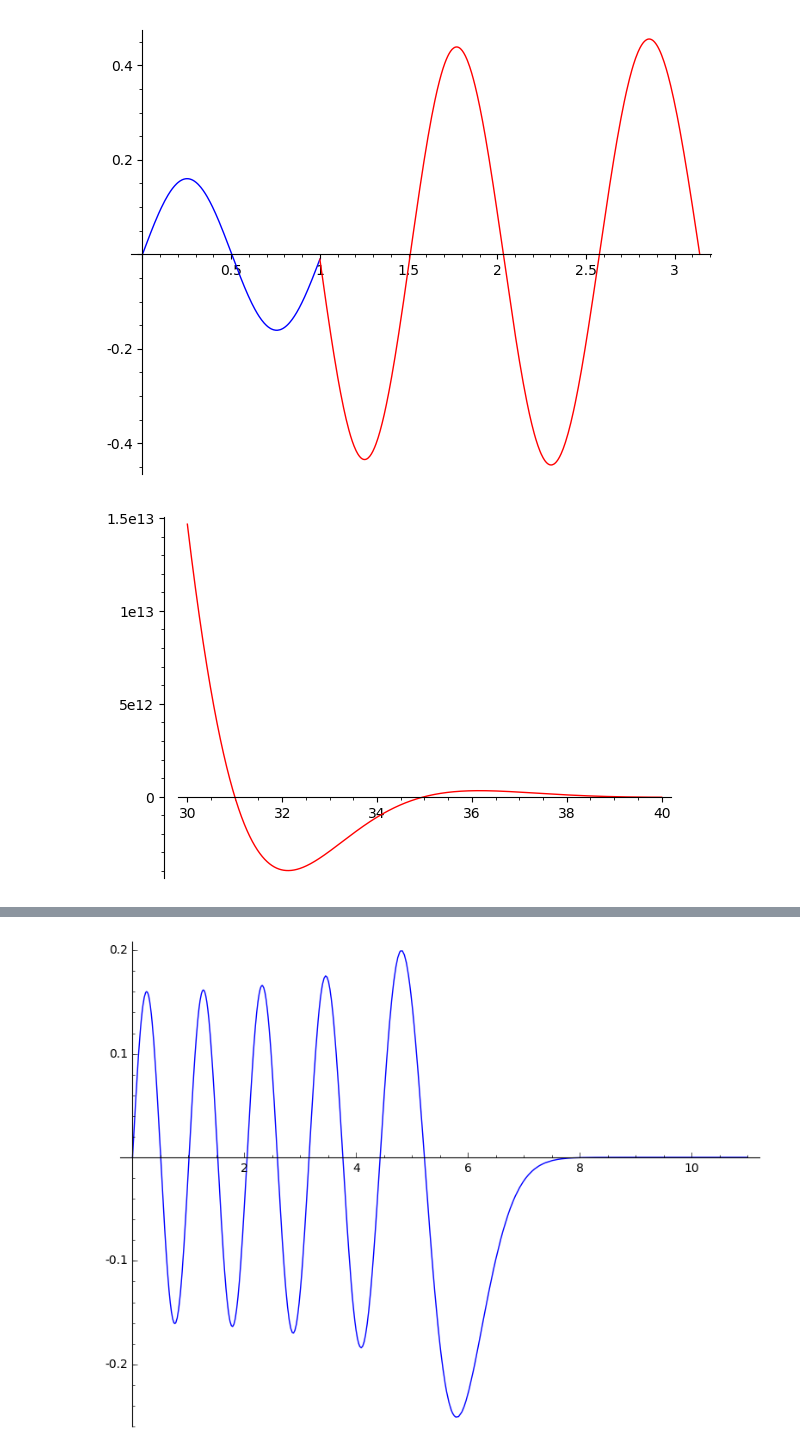
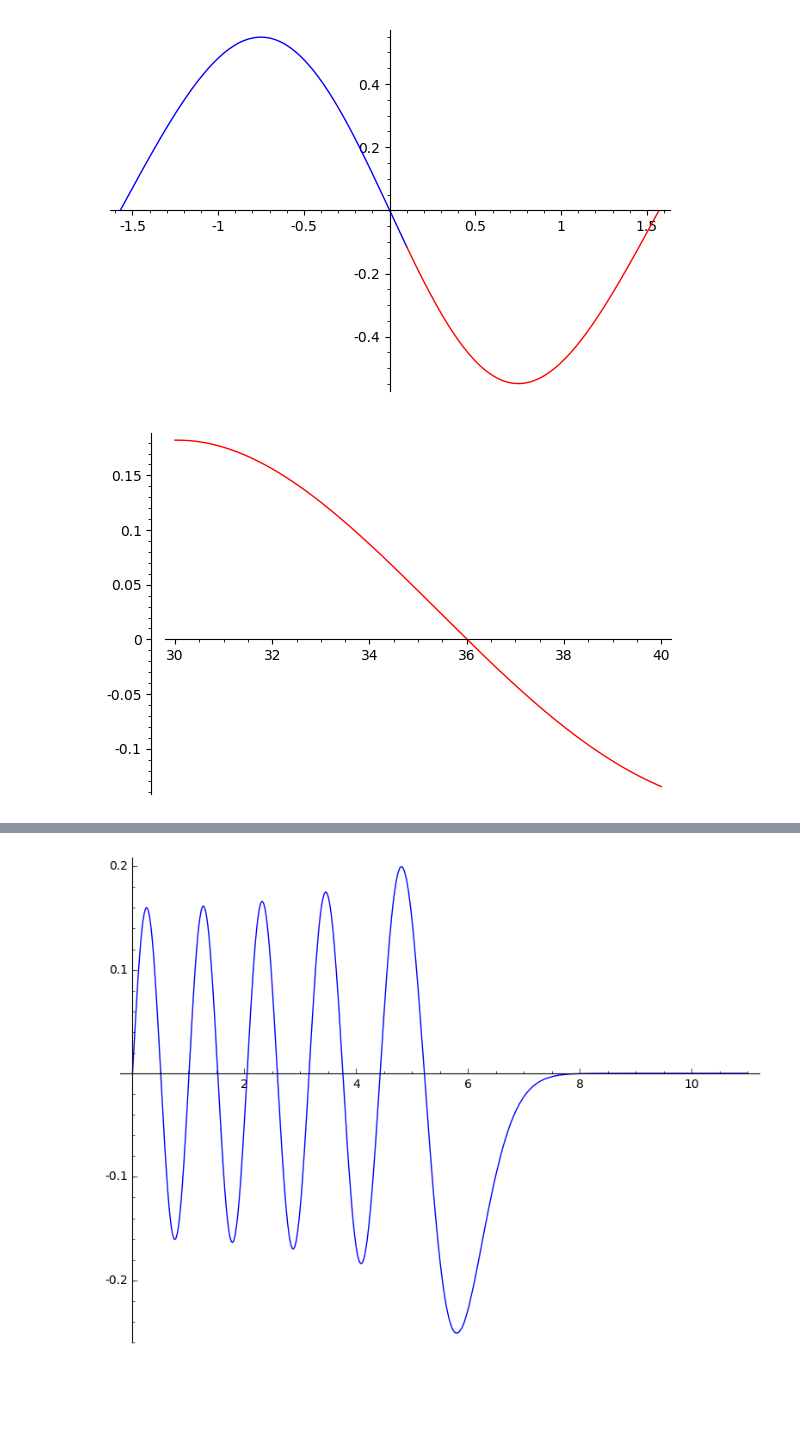
Before and after one commit to twist-numerical/matslise, a Jupyter notebook: notebooks/test_pyslise.ipynb, the cells around one changed output, grey strips where cells are left out. Saved outputs shown, nothing was run; the diff lists cells and outputs as text; code cells hidden in the pictures; blank space fills up the shorter version.

```diff
--- a/notebooks/test_pyslise.ipynb
+++ b/notebooks/test_pyslise.ipynb
@@ -6,16 +6,17 @@ p = ps.Pyslise(lambda x: 2*5*cos(2*x), -pi/2, pi/2, 32)
 M = 11
 p = ps.Pyslise(lambda x: x*x, 0, M, 32)
 # %%
-M = pi
-E = 39
-m = 1
-f = p.propagate(E, [0,1], 0, m)[0][0]/p.propagate(E, [0,1], M, m)[0][0]
-plot(lambda x: p.propagate(E, [0,1], 0, x)[0][0], (0,m)) + \
+M = pi/2
+E = 4.680957001401043
+m = .1
+s = -pi/2
+f = p.propagate(E, [0,1], s, m)[0][0]/p.propagate(E, [0,1], M, m)[0][0]
+plot(lambda x: p.propagate(E, [0,1], s, x)[0][0], (s,m)) + \
 plot(lambda x: f*p.propagate(E, [0,1], M, x)[0][0], (m,M), color="red")
 # %% [output]
-[figure, old version]
+[figure, new version]
 # %%
 plot(lambda E: p.calculateError(E, [0,1], [0,1])[0], (30,40), color="red")
 # %% [output]
-[figure, old version]
+[figure, new version]
 # %%
```
Also changed, not shown: parts of 3 cells of this notebook, 6 other files.
